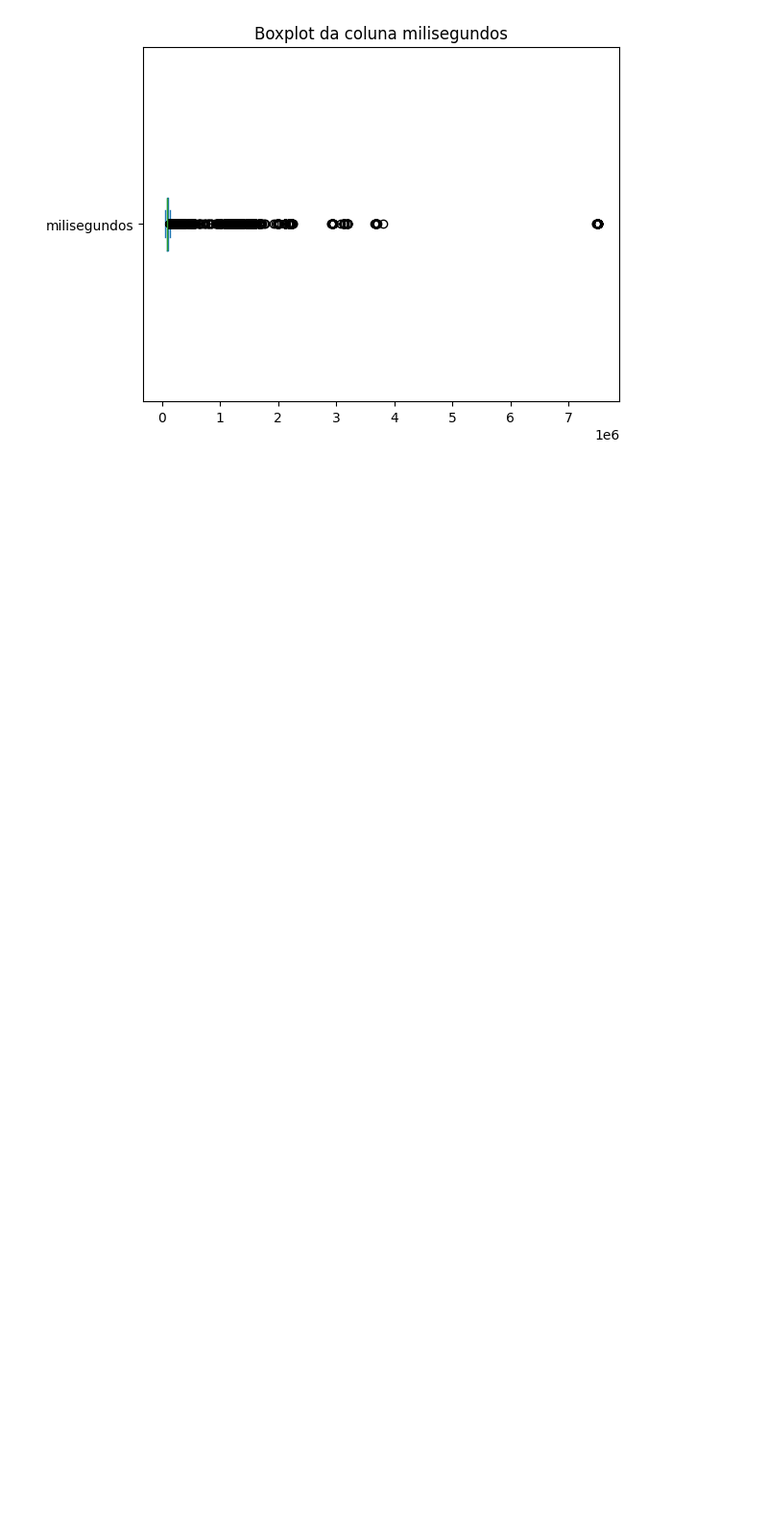
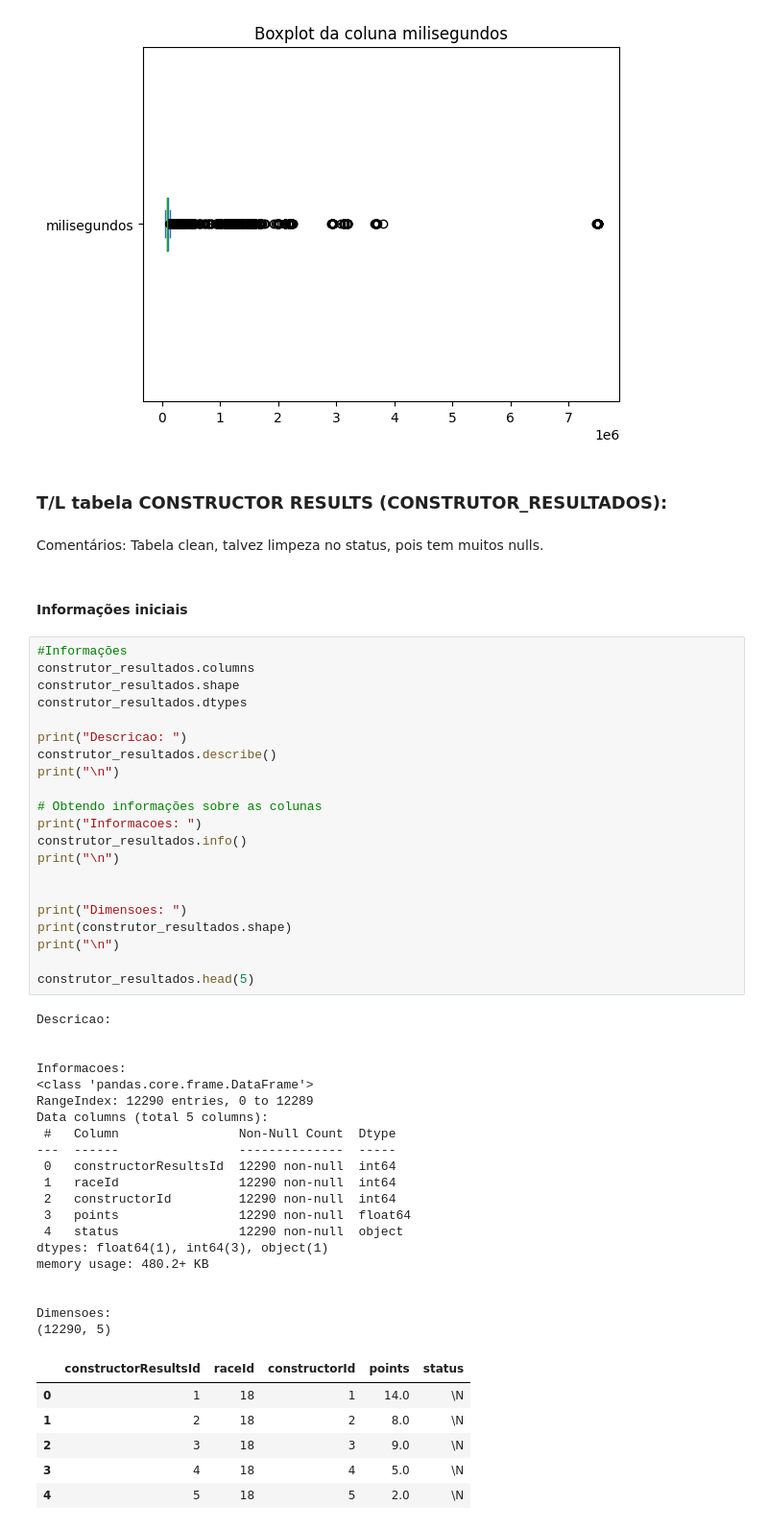
Before and after one commit to augustopinho/fatec_ipi_projeto_integrador_3, a Jupyter notebook: tratamento_dados.ipynb, the cells around one changed output. Shown at 96% size. Saved outputs shown, nothing was run; the diff lists cells and outputs as text; blank space fills up the shorter version.

```diff
--- a/tratamento_dados.ipynb
+++ b/tratamento_dados.ipynb
@@ -465,3 +466,57 @@ plt.show()
 [figure]
 [figure]
 [figure]
+# %% [markdown]
+### T/L tabela CONSTRUCTOR RESULTS (CONSTRUTOR_RESULTADOS):
+# %% [markdown]
+Comentários: Tabela clean, talvez limpeza no status, pois tem muitos nulls.
+# %% [markdown]
+#### Informações iniciais
+# %%
+#Informações
+construtor_resultados.columns
+construtor_resultados.shape
+construtor_resultados.dtypes
+
+print("Descricao: ")
+construtor_resultados.describe()
+print("\n")
+
+# Obtendo informações sobre as colunas
+print("Informacoes: ")
+construtor_resultados.info()
+print("\n")
+
+
+print("Dimensoes: ")
+print(construtor_resultados.shape)
+print("\n")
+
+construtor_resultados.head(5)
+# %% [output]
+Descricao:
+
+
+Informacoes:
+<class 'pandas.core.frame.DataFrame'>
+RangeIndex: 12290 entries, 0 to 12289
+Data columns (total 5 columns):
+ #   Column                Non-Null Count  Dtype
+---  ------                --------------  -----
+ 0   constructorResultsId  12290 non-null  int64
+ 1   raceId                12290 non-null  int64
+ 2   constructorId         12290 non-null  int64
+ 3   points                12290 non-null  float64
+ 4   status                12290 non-null  object
+dtypes: float64(1), int64(3), object(1)
+memory usage: 480.2+ KB
+
+
+Dimensoes:
+(12290, 5)
+|  | constructorResultsId | raceId | constructorId | points | status |
+| 0 | 1 | 18 | 1 | 14.0 | \N |
+| 1 | 2 | 18 | 2 | 8.0 | \N |
+| 2 | 3 | 18 | 3 | 9.0 | \N |
+| 3 | 4 | 18 | 4 | 5.0 | \N |
+| 4 | 5 | 18 | 5 | 2.0 | \N |
```
Also changed, not shown: parts of 14 cells of this notebook.
